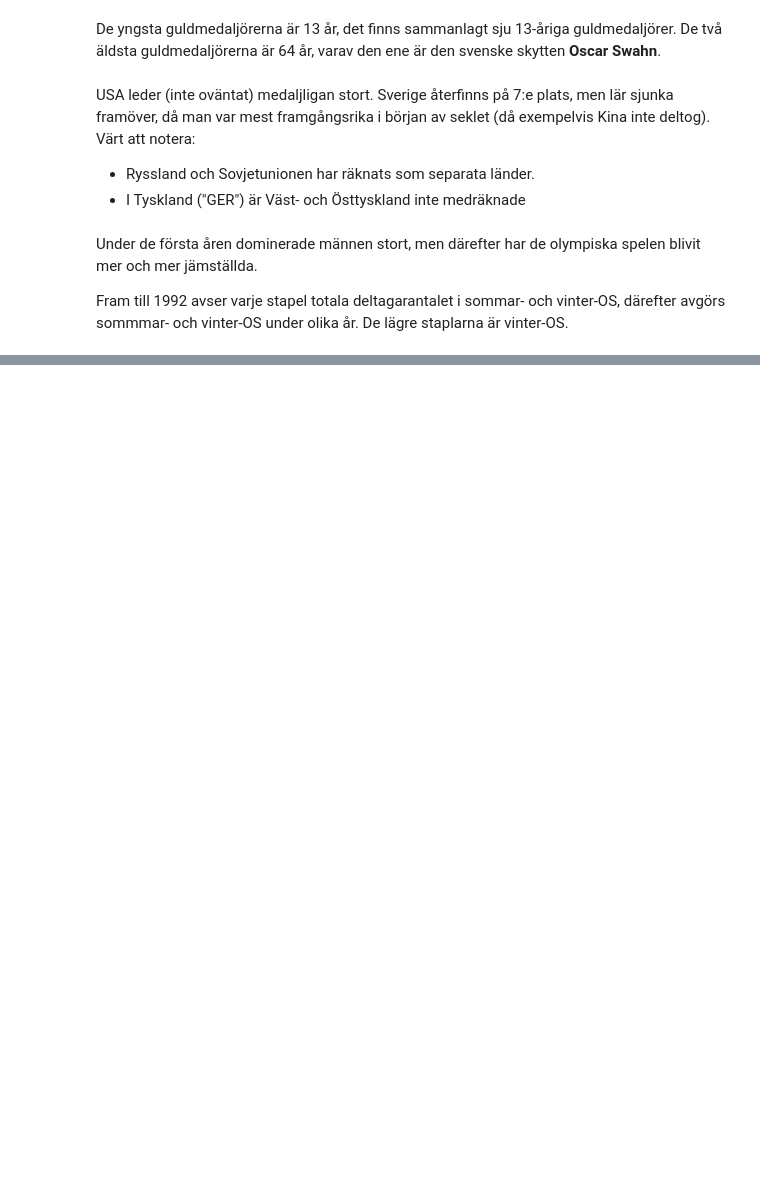
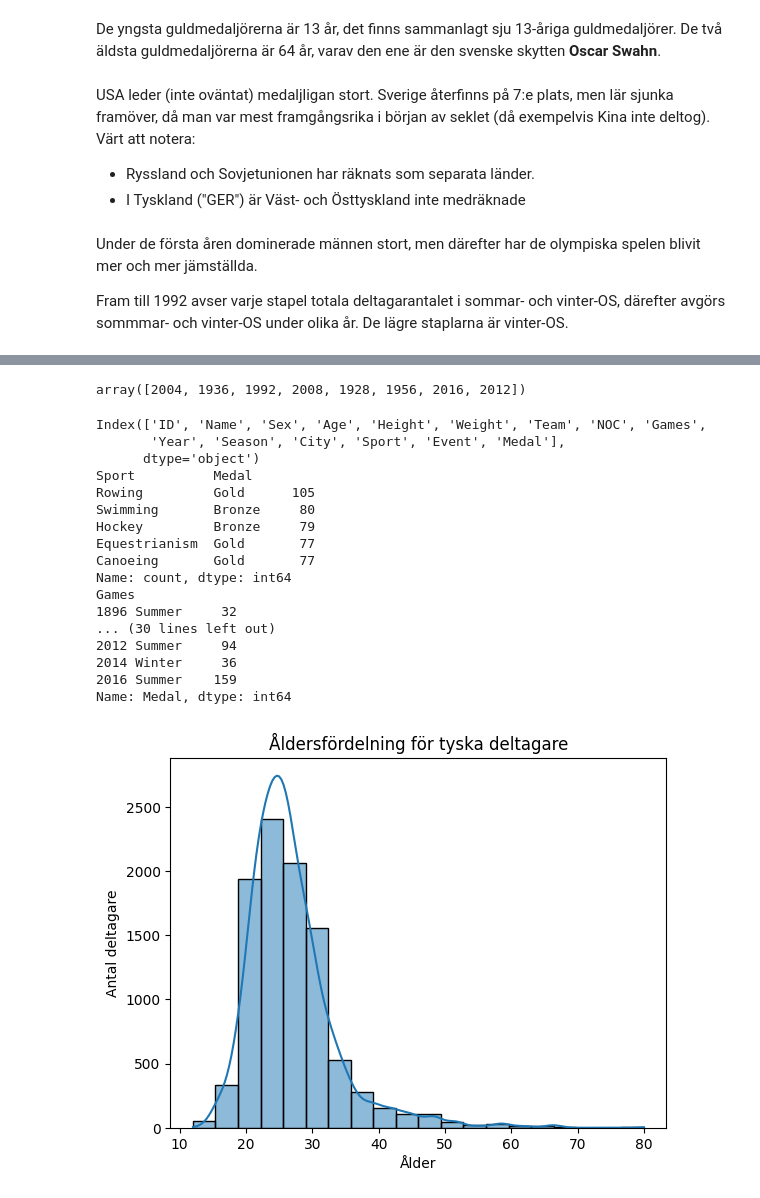
Before and after one commit to n00rp/Project_Olympic, a Jupyter notebook: Individuella filer/uppgift_0_bw.ipynb, the cells around one changed output, grey strips where cells are left out. Saved outputs shown, nothing was run; the diff lists cells and outputs as text; code cells hidden in the pictures; blank space fills up the shorter version.

```diff
--- a/Individuella filer/uppgift_0_bw.ipynb
+++ b/Individuella filer/uppgift_0_bw.ipynb
@@ -180,0 +202,57 @@ Fram till 1992 avser varje stapel totala deltagarantalet i sommar- och vinter-OS
+# %%
+dfd=df[df["NOC"]=="GER"]
+
+dfd_medal=dfd[dfd["Medal"].isin(["Gold", "Silver", "Bronze"])]
+
+dfd_medal["Sport"].value_counts()
+
+dfd_medal_hockey=dfd_medal[dfd_medal["Sport"]=="Hockey"]
+dfd_medal_hockey["Year"].unique()
+# %% [output]
+array([2004, 1936, 1992, 2008, 1928, 1956, 2016, 2012])
+# %%
+# Läs in data från filen
+df = pd.read_csv("../athlete_events.csv")
+
+#Anonymisera kolumnen med idrottarnas namn
+df_anonym = df.copy()
+df_anonym["Name"] = df_anonym["Name"].apply(lambda x: hl.sha256(x.encode()).hexdigest())
+
+
+print(df_anonym.columns)
+
+#Tittar på Tysklands bästa idrotter
+medaljer_per_land_tyskland = df_anonym[df_anonym["NOC"] == "GER"].groupby("Sport")["Medal"].value_counts().sort_values(ascending=False)
+print(medaljer_per_land_tyskland.head(5))
+#Tittar på hur många medaljer Tyskland fick i olika OS
+medaljer_per_os_tyskland = df_anonym[df_anonym["NOC"] == "GER"].groupby("Games")["Medal"].count()
+print(medaljer_per_os_tyskland)
+
+
+
+
+tyskland_deltagare = df_anonym[df_anonym["NOC"] == "GER"]
+sns.histplot(tyskland_deltagare["Age"], bins=20, kde=True)
+plt.title("Åldersfördelning för tyska deltagare")
+plt.xlabel("Ålder")
+plt.ylabel("Antal deltagare")
+plt.show()
+# %% [output]
+Index(['ID', 'Name', 'Sex', 'Age', 'Height', 'Weight', 'Team', 'NOC', 'Games',
+       'Year', 'Season', 'City', 'Sport', 'Event', 'Medal'],
+      dtype='object')
+Sport          Medal
+Rowing         Gold      105
+Swimming       Bronze     80
+Hockey         Bronze     79
+Equestrianism  Gold       77
+Canoeing       Gold       77
+Name: count, dtype: int64
+Games
+1896 Summer     32
+... (30 lines left out)
+2012 Summer     94
+2014 Winter     36
+2016 Summer    159
+Name: Medal, dtype: int64
+[figure, added]
```
Also changed, not shown: parts of 2 cells of this notebook, 1 other file.
